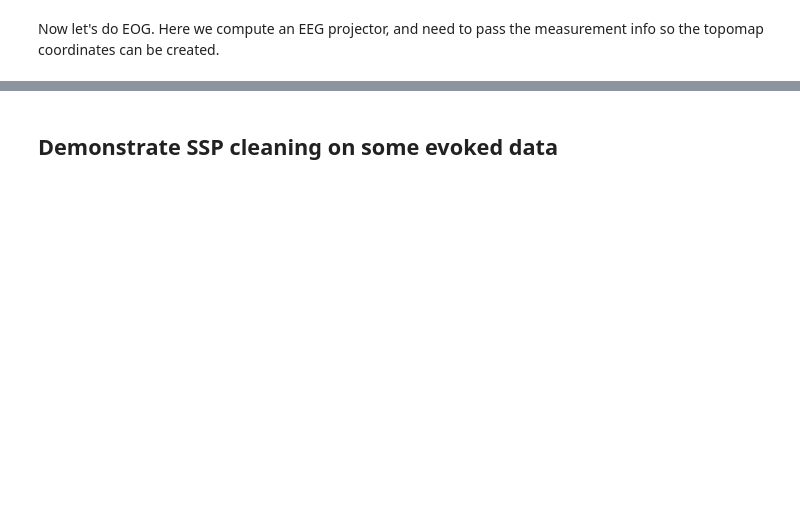
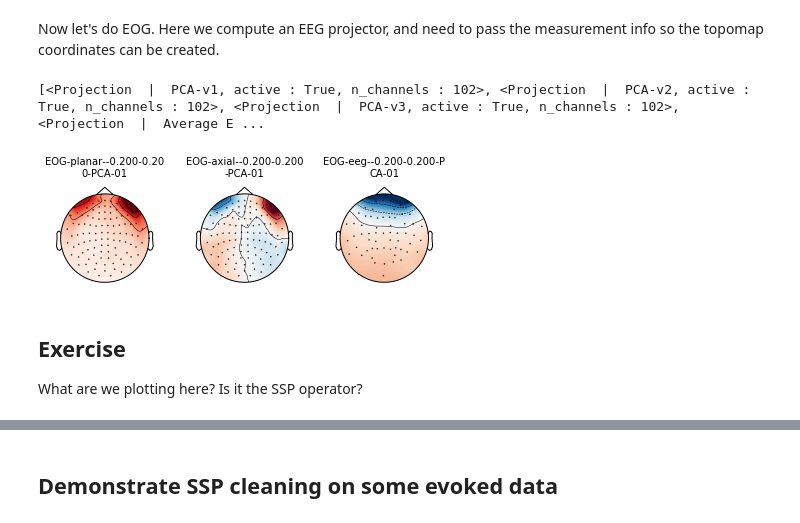
Before and after one commit to jasmainak/mne-workshop-brown, a Jupyter notebook: preprocessing/ssp.ipynb, the cells around one changed output, grey strips where cells are left out. Saved outputs shown, nothing was run; the diff lists cells and outputs as text; code cells hidden in the pictures; blank space fills up the shorter version.

```diff
--- a/preprocessing/ssp.ipynb
+++ b/preprocessing/ssp.ipynb
@@ -37,8 +102,15 @@ mne.viz.plot_projs_topomap(ecg_projs)
 Now let's do EOG. Here we compute an EEG projector, and need to pass
 the measurement info so the topomap coordinates can be created.
 # %%
-projs, events = compute_proj_eog(raw, n_grad=1, n_mag=1, n_eeg=1, average=True)
+projs, events = compute_proj_eog(raw, n_grad=1, n_mag=1, n_eeg=1, average=True, verbose=False)
 print(projs)
 
 eog_projs = projs[-3:]
-mne.viz.plot_projs_topomap(eog_projs, info=raw.info)
+mne.viz.plot_projs_topomap(eog_projs, info=raw.info);
+# %% [output]
+[<Projection  |  PCA-v1, active : True, n_channels : 102>, <Projection  |  PCA-v2, active : True, n_channels : 102>, <Projection  |  PCA-v3, active : True, n_channels : 102>, <Projection  |  Average E ...
+[figure, added]
+# %% [markdown]
+Exercise
+-------------
+What are we plotting here? Is it the SSP operator?
```
Also changed, not shown: parts of 29 cells of this notebook, 12 other files.
